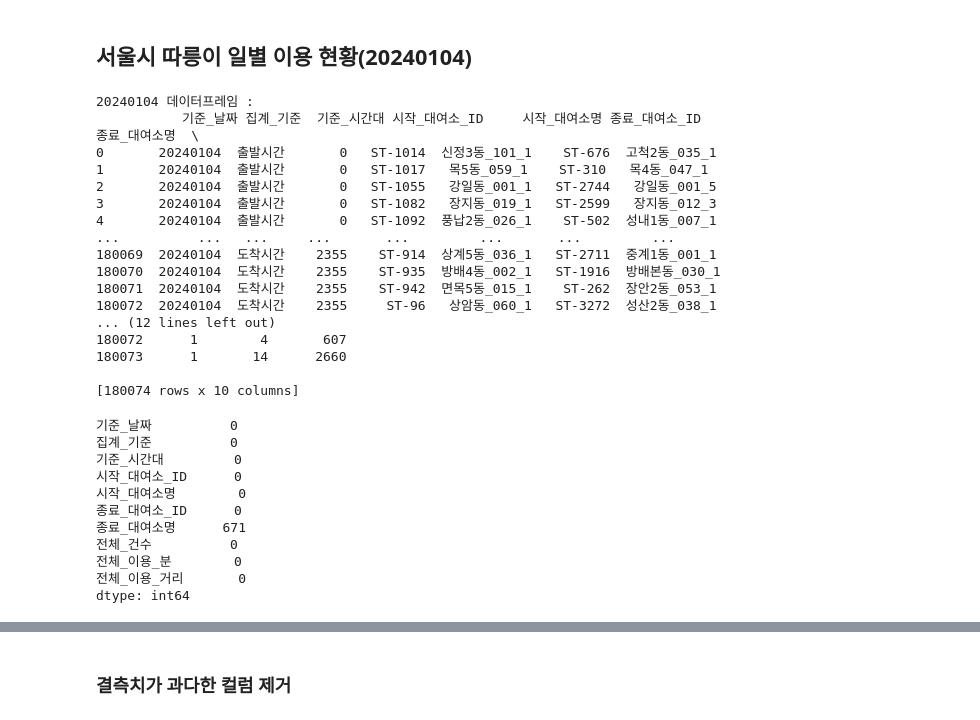
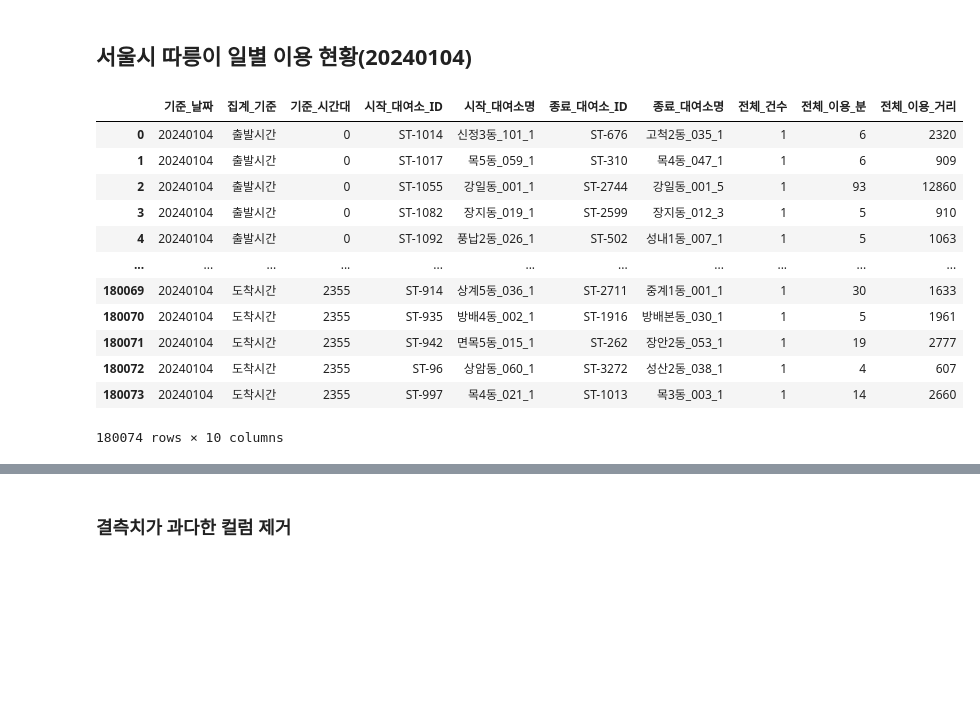
Before and after one commit to Nvuly/SeoulBicycle_Project, a Jupyter notebook: Seoul_Bicycle_Data_Analysis.ipynb, the cells around one changed output, grey strips where cells are left out. Saved outputs shown, nothing was run; the diff lists cells and outputs as text; code cells hidden in the pictures; blank space fills up the shorter version.

```diff
--- a/Seoul_Bicycle_Data_Analysis.ipynb
+++ b/Seoul_Bicycle_Data_Analysis.ipynb
@@ -65,37 +37,20 @@ print(df_master)
 # %%
 file_path1 = 'D:\Code\(최종)따릉이/tpss_bcycl_od_statnhm_20240104.csv'
 
 df_1 = pd.read_csv(file_path1,encoding='cp949')
 
-print(f'20240104 데이터프레임 : \n{df_1}')
-
-df_1.isnull().sum()
+df_1
 # %% [output]
+|  | 기준_날짜 | 집계_기준 | 기준_시간대 | 시작_대여소_ID | 시작_대여소명 | 종료_대여소_ID | 종료_대여소명 | 전체_건수 | 전체_이용_분 | 전체_이용_거리 |
+| 0 | 20240104 | 출발시간 | 0 | ST-1014 | 신정3동_101_1 | ST-676 | 고척2동_035_1 | 1 | 6 | 2320 |
+| 1 | 20240104 | 출발시간 | 0 | ST-1017 | 목5동_059_1 | ST-310 | 목4동_047_1 | 1 | 6 | 909 |
+| 2 | 20240104 | 출발시간 | 0 | ST-1055 | 강일동_001_1 | ST-2744 | 강일동_001_5 | 1 | 93 | 12860 |
+| 3 | 20240104 | 출발시간 | 0 | ST-1082 | 장지동_019_1 | ST-2599 | 장지동_012_3 | 1 | 5 | 910 |
+| 4 | 20240104 | 출발시간 | 0 | ST-1092 | 풍납2동_026_1 | ST-502 | 성내1동_007_1 | 1 | 5 | 1063 |
+| ... | ... | ... | ... | ... | ... | ... | ... | ... | ... | ... |
+| 180069 | 20240104 | 도착시간 | 2355 | ST-914 | 상계5동_036_1 | ST-2711 | 중계1동_001_1 | 1 | 30 | 1633 |
+| 180070 | 20240104 | 도착시간 | 2355 | ST-935 | 방배4동_002_1 | ST-1916 | 방배본동_030_1 | 1 | 5 | 1961 |
+| 180071 | 20240104 | 도착시간 | 2355 | ST-942 | 면목5동_015_1 | ST-262 | 장안2동_053_1 | 1 | 19 | 2777 |
+| 180072 | 20240104 | 도착시간 | 2355 | ST-96 | 상암동_060_1 | ST-3272 | 성산2동_038_1 | 1 | 4 | 607 |
+| 180073 | 20240104 | 도착시간 | 2355 | ST-997 | 목4동_021_1 | ST-1013 | 목3동_003_1 | 1 | 14 | 2660 |
-20240104 데이터프레임 :
-           기준_날짜 집계_기준  기준_시간대 시작_대여소_ID     시작_대여소명 종료_대여소_ID     종료_대여소명  \
-0       20240104  출발시간       0   ST-1014  신정3동_101_1    ST-676  고척2동_035_1
-1       20240104  출발시간       0   ST-1017   목5동_059_1    ST-310   목4동_047_1
-2       20240104  출발시간       0   ST-1055   강일동_001_1   ST-2744   강일동_001_5
-3       20240104  출발시간       0   ST-1082   장지동_019_1   ST-2599   장지동_012_3
-4       20240104  출발시간       0   ST-1092  풍납2동_026_1    ST-502  성내1동_007_1
-...          ...   ...     ...       ...         ...       ...         ...
-180069  20240104  도착시간    2355    ST-914  상계5동_036_1   ST-2711  중계1동_001_1
-180070  20240104  도착시간    2355    ST-935  방배4동_002_1   ST-1916  방배본동_030_1
-180071  20240104  도착시간    2355    ST-942  면목5동_015_1    ST-262  장안2동_053_1
-180072  20240104  도착시간    2355     ST-96   상암동_060_1   ST-3272  성산2동_038_1
-... (12 lines left out)
-180072      1        4       607
-180073      1       14      2660
-
-[180074 rows x 10 columns]
+180074 rows × 10 columns
-기준_날짜          0
-집계_기준          0
-기준_시간대         0
-시작_대여소_ID      0
-시작_대여소명        0
-종료_대여소_ID      0
-종료_대여소명      671
-전체_건수          0
-전체_이용_분        0
-전체_이용_거리       0
-dtype: int64
```
Also changed, not shown: parts of 23 cells of this notebook.
